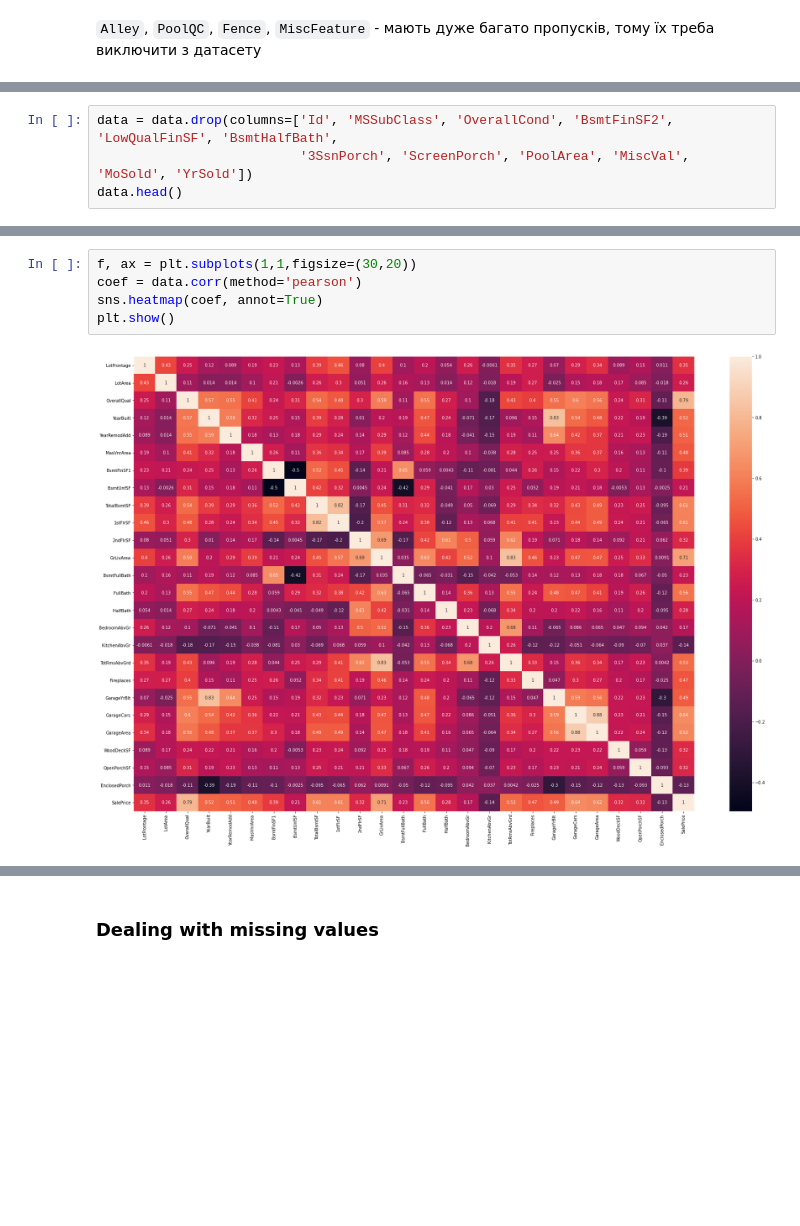
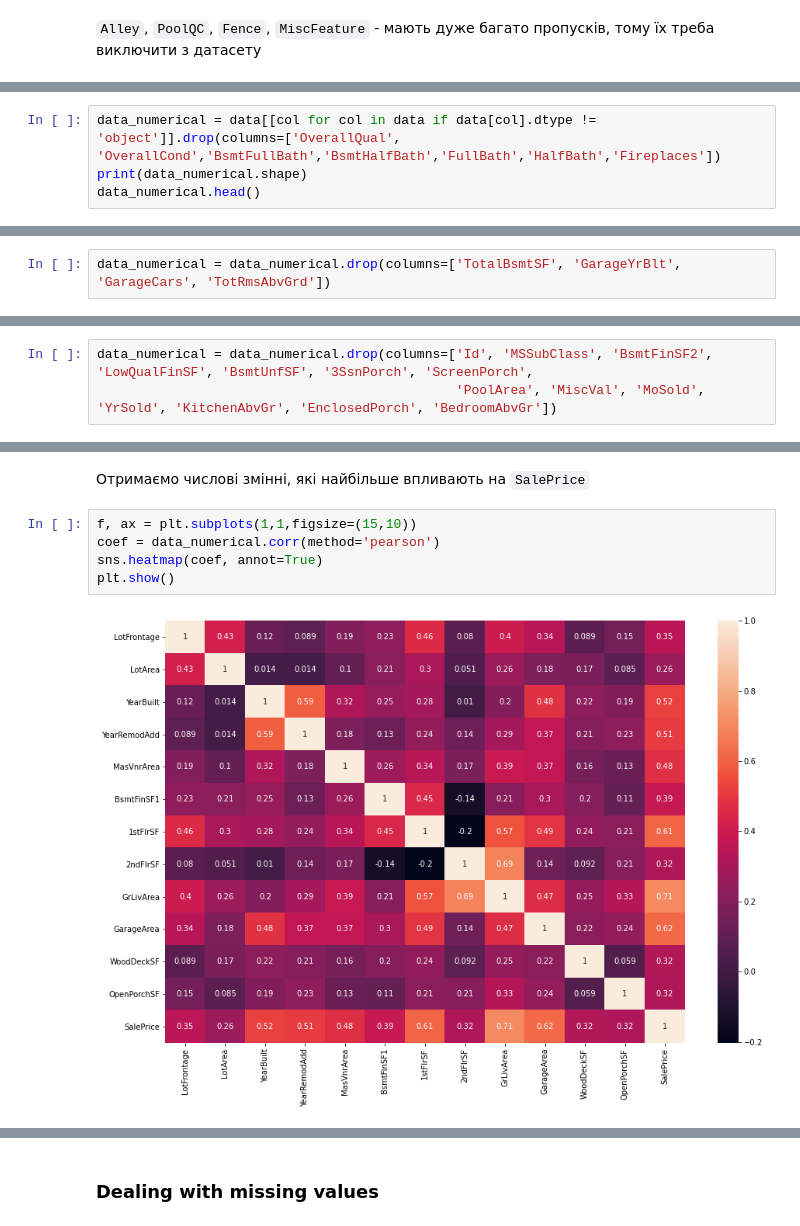
Before and after one commit to povstenko/house_price, a Jupyter notebook: macpaw_povstenko.ipynb, the cells around one changed output, grey strips where cells are left out. Drawn from its saved outputs; the diff is of its cells as text; blank space fills up the shorter version.

Commit message:
exploring numerical data

```diff
--- a/macpaw_povstenko.ipynb
+++ b/macpaw_povstenko.ipynb
@@ -138,0 +117,4 @@ data.head()
+# %%
+data_numerical = data[[col for col in data if data[col].dtype != 'object']].drop(columns=['OverallQual', 'OverallCond','BsmtFullBath','BsmtHalfBath','FullBath','HalfBath','Fireplaces'])
+print(data_numerical.shape)
+data_numerical.head()
@@ -147,0 +140,2 @@ plt.show()
+# %%
+data_numerical = data_numerical.drop(columns=['TotalBsmtSF', 'GarageYrBlt', 'GarageCars', 'TotRmsAbvGrd'])
@@ -148,4 +144,3 @@ plt.show()
 # %%
-data = data.drop(columns=['Id', 'MSSubClass', 'OverallCond', 'BsmtFinSF2', 'LowQualFinSF', 'BsmtHalfBath',
-                          '3SsnPorch', 'ScreenPorch', 'PoolArea', 'MiscVal', 'MoSold', 'YrSold'])
-data.head()
+data_numerical = data_numerical.drop(columns=['Id', 'MSSubClass', 'BsmtFinSF2', 'LowQualFinSF', 'BsmtUnfSF', '3SsnPorch', 'ScreenPorch',
+                                              'PoolArea', 'MiscVal', 'MoSold', 'YrSold', 'KitchenAbvGr', 'EnclosedPorch', 'BedroomAbvGr'])
@@ -159,7 +147,9 @@ data.head()
+# %% [markdown]
+Отримаємо числові змінні, які найбільше впливають на `SalePrice`
 # %%
-f, ax = plt.subplots(1,1,figsize=(30,20))
-coef = data.corr(method='pearson')
+f, ax = plt.subplots(1,1,figsize=(15,10))
+coef = data_numerical.corr(method='pearson')
 sns.heatmap(coef, annot=True)
 plt.show()
 # %% [output]
-[figure, old version]
+[figure, new version]
```
Also changed, not shown: parts of 35 cells of this notebook.
